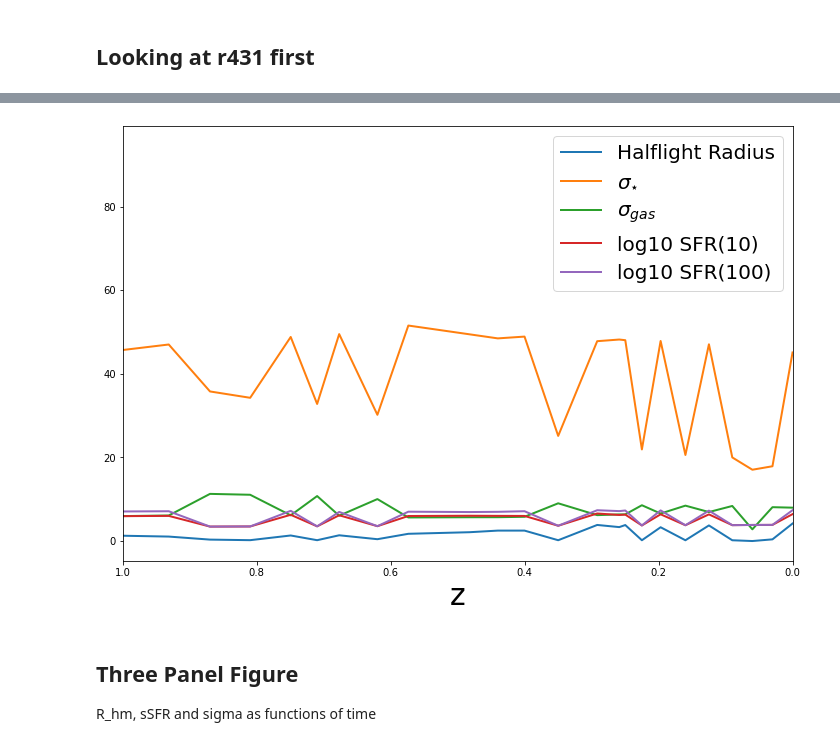
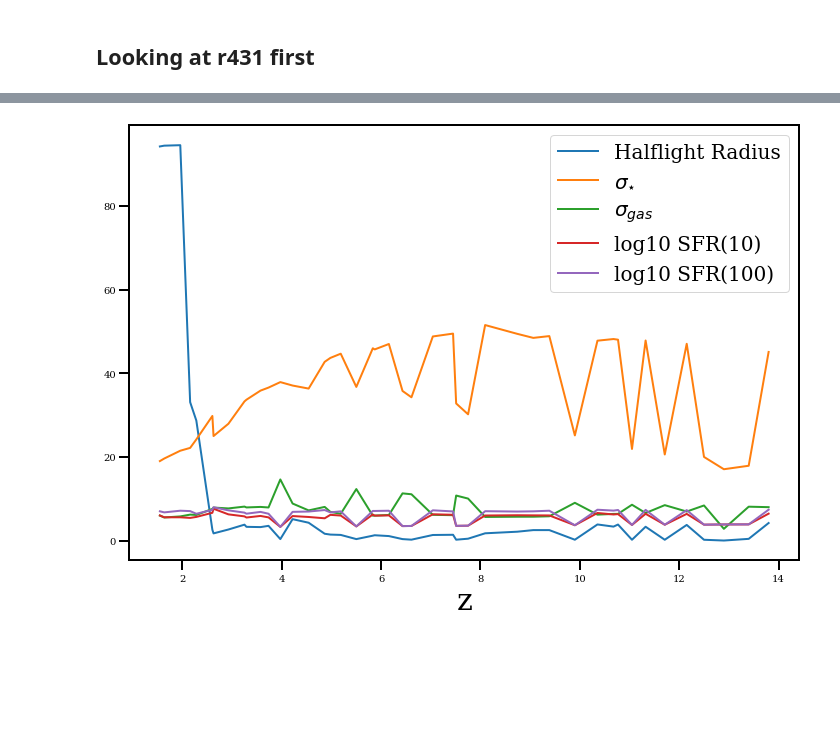
Before and after one commit to JosephWick/H1-merian, a Jupyter notebook: notebooks/BreathingPlots.ipynb, the cells around one changed output, grey strips where cells are left out. Drawn from its saved outputs; the diff is of its cells as text; code cells hidden in the pictures; blank space fills up the shorter version.

```diff
--- a/notebooks/BreathingPlots.ipynb
+++ b/notebooks/BreathingPlots.ipynb
@@ -10,0 +15,2 @@ datapath = '/home/jw1624/H1-merian/csvs/breathingModes/'
+# %%
+rcParams
@@ -11,3 +35,15 @@ datapath = '/home/jw1624/H1-merian/csvs/breathingModes/'
+# %%
+matplotlib.rc('font', family='serif')
+rcParams['axes.linewidth'] = 2
+rcParams['xtick.major.width'] = 2
+rcParams['xtick.major.size'] = 10
+rcParams['ytick.major.width'] = 2
+rcParams['ytick.major.size'] = 10
+
+rcParams['font.family'] = 'serif'
+
+rcParams['savefig.bbox'] = 'tight'
+rcParams['savefig.transparent'] = False
 # %% [markdown]
 ## Looking at r431 first
 # %%
@@ -23,22 +59,19 @@ df.head()
 # %%
 fig = plt.figure(facecolor='w', figsize=(12,8))
 
-plt.plot(df['z'], df['R_halflight'], linewidth=2)
-plt.plot(df['z'], df['sigma_star'], linewidth=2)
-plt.plot(df['z'], df['sigma_gas'], linewidth=2)
-plt.plot(df['z'], np.log10(df['SFR_10']), linewidth=2)
-plt.plot(df['z'], np.log10(df['SFR_100']), linewidth=2)
+plt.plot(df['t'], df['R_halflight'], linewidth=2)
+plt.plot(df['t'], df['sigma_star'], linewidth=2)
+plt.plot(df['t'], df['sigma_gas'], linewidth=2)
+plt.plot(df['t'], np.log10(df['SFR_10']), linewidth=2)
+plt.plot(df['t'], np.log10(df['SFR_100']), linewidth=2)
 
-plt.xlim([1.0,0])
+#plt.xlim([1.0,0])
 
 plt.legend(['Halflight Radius', r'$\sigma_{\star}$', r'$\sigma_{gas}$', 'log10 SFR(10)',
             'log10 SFR(100)'], fontsize=20)
 
 plt.xlabel('z', fontsize=30)
 
 plt.savefig('figures/breathing/prelim.png')
 # %% [output]
-[figure, old version]
+[figure, new version]
-# %% [markdown]
-## Three Panel Figure
-R_hm, sSFR and sigma as functions of time
```
Also changed, not shown: parts of 12 cells of this notebook, 2 other files.
